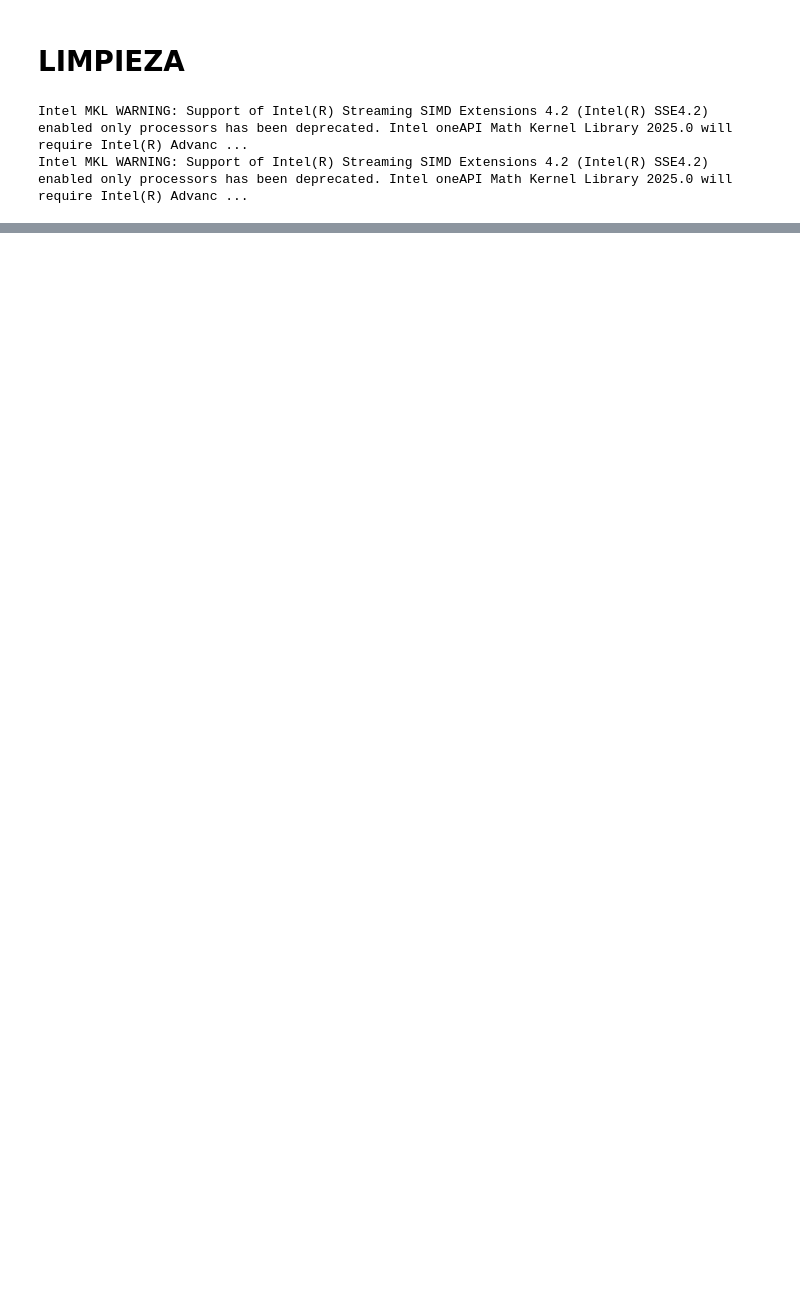
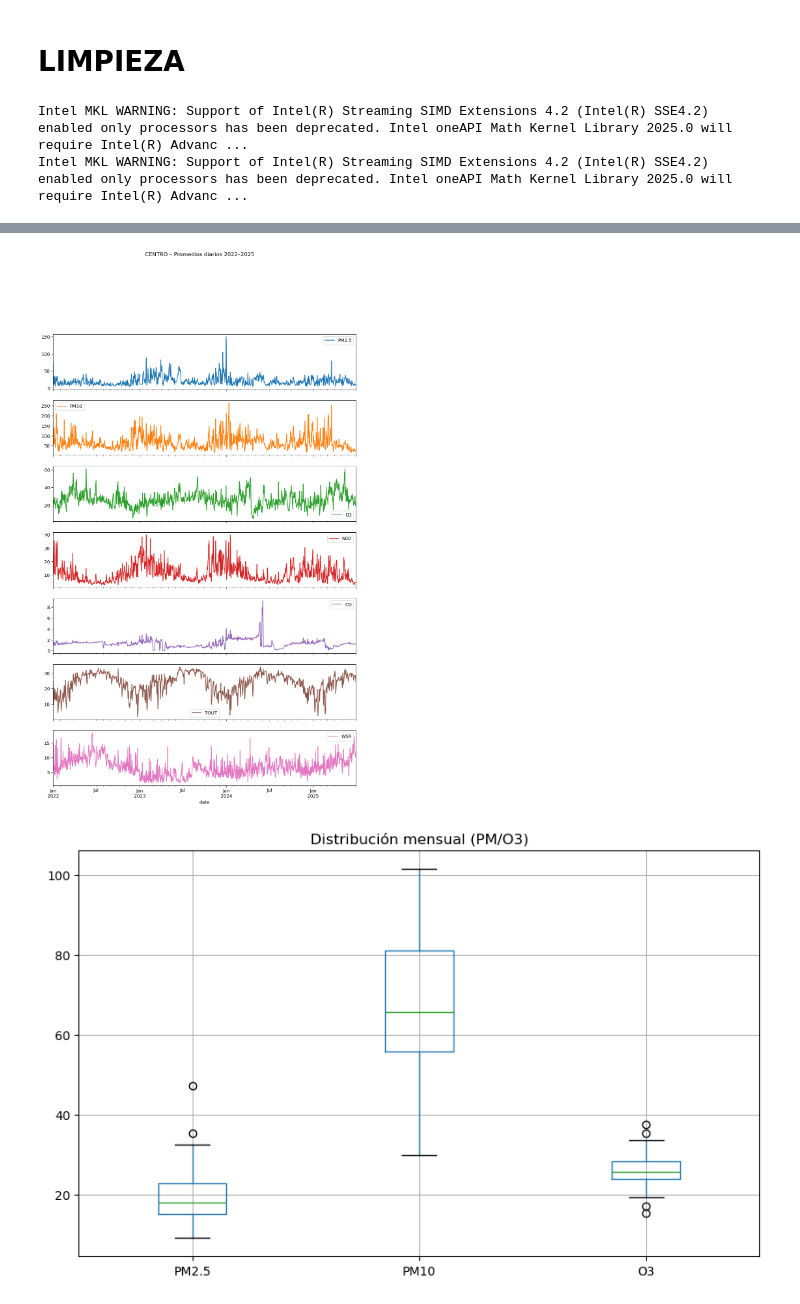
Before and after one commit to a01781585/Reto_MA2003B, a Jupyter notebook: Limpieza_ZMM.ipynb, the cells around one changed output, grey strips where cells are left out. Saved outputs shown, nothing was run; the diff lists cells and outputs as text; code cells hidden in the pictures; blank space fills up the shorter version.

```diff
--- a/Limpieza_ZMM.ipynb
+++ b/Limpieza_ZMM.ipynb
@@ -654,0 +807,9 @@ Estaciones combinadas: ['CENTRO', 'SUROESTE', 'NORTE', 'SUROESTE2', 'SURESTE3',
+# %%
+df = df_CENTRO_22_25.copy()
+df.index = pd.to_datetime(df.index)
+
+print("Shape:", df.shape)
+print("\nColumnas:", df.columns.tolist())
+print("\nRango temporal:", df.index.min(), "→", df.index.max())
+df.info()
+df.describe().T
@@ -654,0 +850,20 @@ Estaciones combinadas: ['CENTRO', 'SUROESTE', 'NORTE', 'SUROESTE2', 'SURESTE3',
+# %%
+import matplotlib.pyplot as plt
+
+cols_to_plot = ["PM2.5", "PM10", "O3", "NO2", "CO", "TOUT", "WSR"]
+df[cols_to_plot].resample("D").mean().plot(subplots=True, figsize=(12, 18), sharex=True)
+plt.suptitle("CENTRO – Promedios diarios 2022–2025", y=1.02)
+plt.show()
+
+# Estacionalidad resumida
+monthly_stats = df.resample("M").mean()
+monthly_stats.boxplot(column=["PM2.5", "PM10", "O3"], figsize=(10, 6))
+plt.title("Distribución mensual (PM/O3)")
+plt.show()
+
+# Correlaciones básicas
+corr = df.corr()
+corr.loc[cols_to_plot, cols_to_plot]
+# %% [output]
+[figure, added]
+[figure, added]
```
Also changed, not shown: parts of 21 cells of this notebook, 2 other files.
